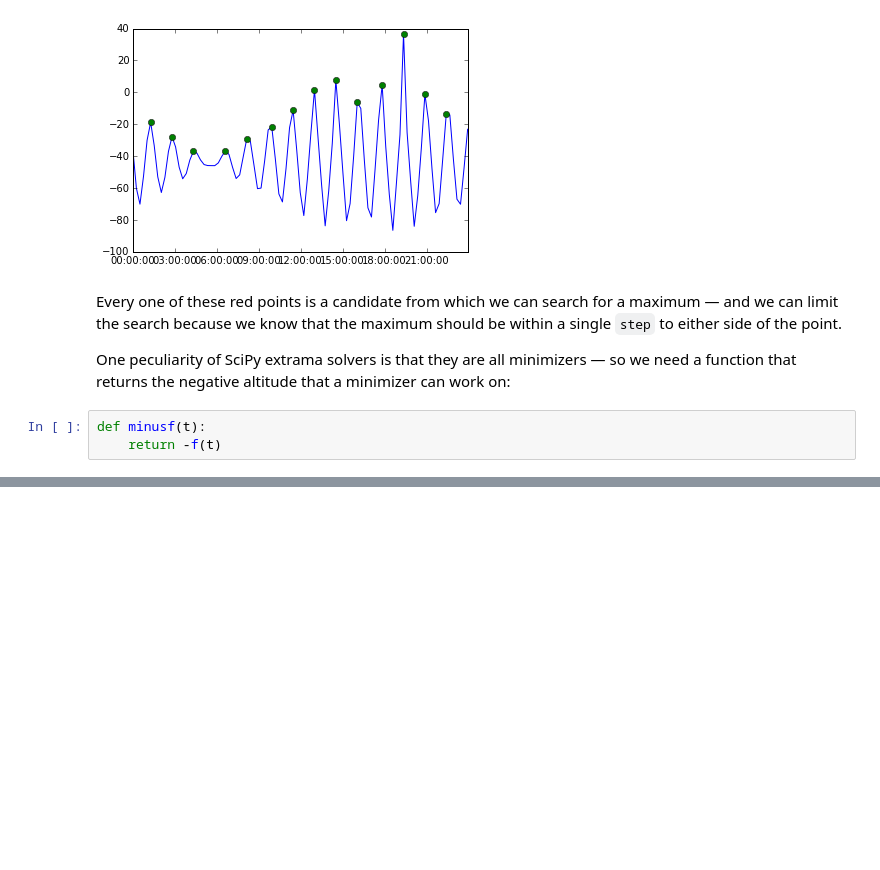
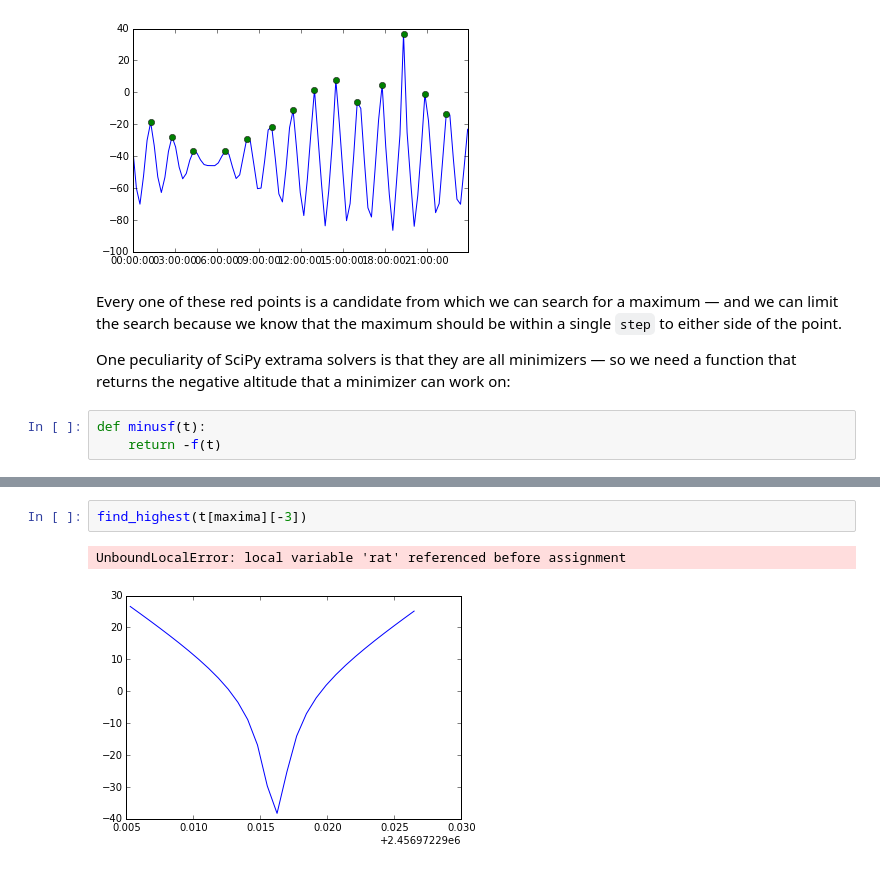
Before and after one commit to skyfielders/astronomy-notebooks, a Jupyter notebook: Solvers/Earth-Satellite-Passes.ipynb, the cells around one changed output, grey strips where cells are left out. Drawn from its saved outputs; the diff is of its cells as text; blank space fills up the shorter version.

```diff
--- a/Solvers/Earth-Satellite-Passes.ipynb
+++ b/Solvers/Earth-Satellite-Passes.ipynb
@@ -97,3 +114,8 @@ def find_highest(t):
+# %%
+find_highest(t[maxima][-3])
+# %% [output]
+UnboundLocalError: local variable 'rat' referenced before assignment
+[figure, added]
 # %%
 t_highest = [find_highest(ti) for ti in t[maxima]]
 dt_highest = JulianDate(tai=t_highest).utc_datetime()
```
Also changed, not shown: parts of 6 cells of this notebook.
